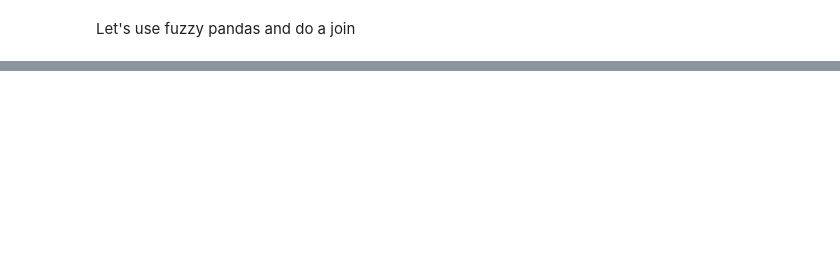
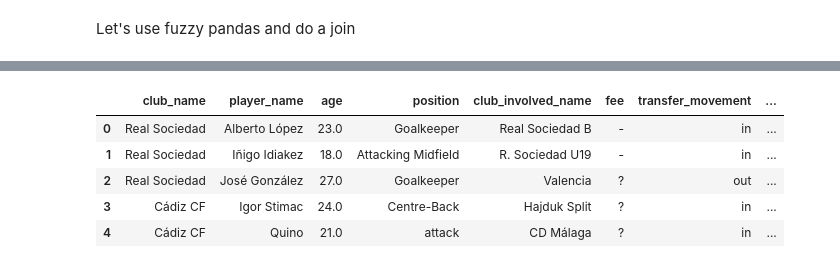
Before and after one commit to AhanPenkar/transfer-analysis, a Jupyter notebook: merge_notebook.ipynb, the cells around one changed output, grey strips where cells are left out. Cells and saved outputs as stored; diff of their text form; code cells hidden in the pictures; blank space fills up the shorter version.

```diff
--- a/merge_notebook.ipynb
+++ b/merge_notebook.ipynb
@@ -183,0 +325,9 @@ results[results['country'].isnull()]
+# %%
+laliga_df.head(5)
+# %% [output]
+|  | club_name | player_name | age | position | club_involved_name | fee | transfer_movement | ... |
+| 0 | Real Sociedad | Alberto López | 23.0 | Goalkeeper | Real Sociedad B | - | in | ... |
+| 1 | Real Sociedad | Iñigo Idiakez | 18.0 | Attacking Midfield | R. Sociedad U19 | - | in | ... |
+| 2 | Real Sociedad | José González | 27.0 | Goalkeeper | Valencia | ? | out | ... |
+| 3 | Cádiz CF | Igor Stimac | 24.0 | Centre-Back | Hajduk Split | ? | in | ... |
+| 4 | Cádiz CF | Quino | 21.0 | attack | CD Málaga | ? | in | ... |
```
Also changed, not shown: parts of 22 cells of this notebook, 18 other files.
